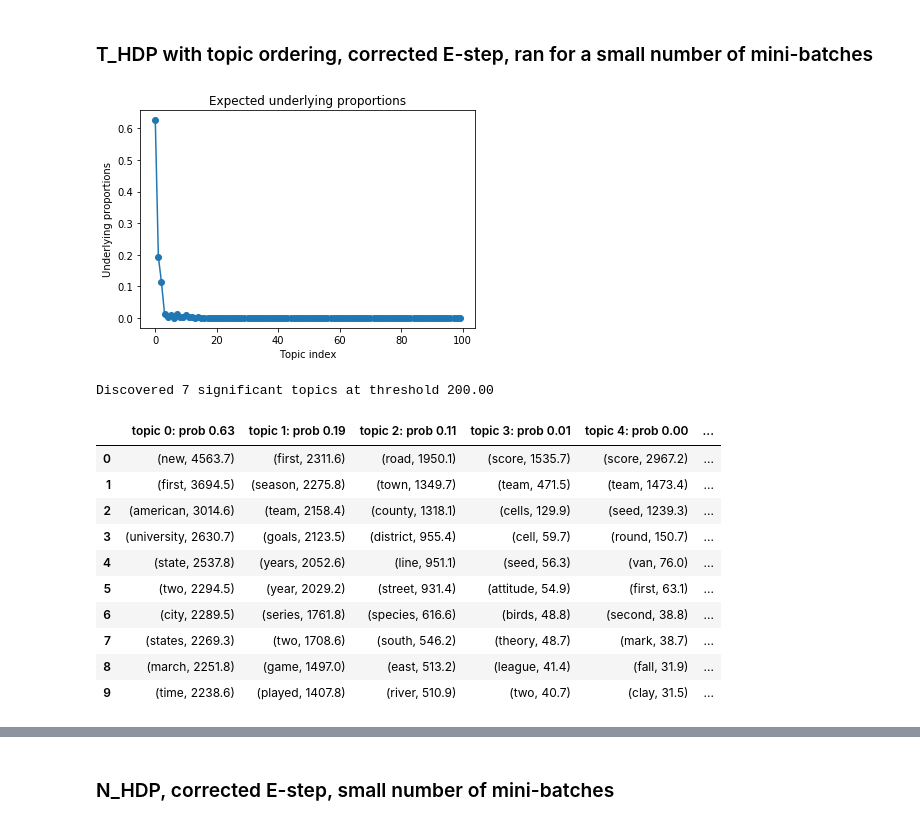
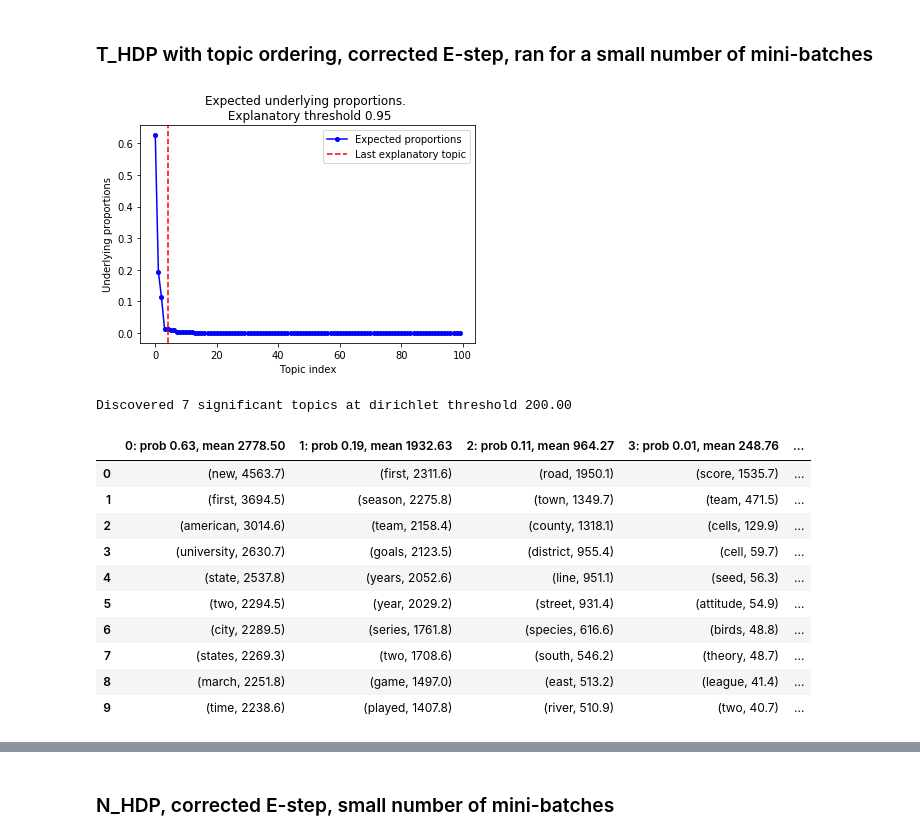
Before and after one commit to tinnguyen96/online-hdp, a Jupyter notebook: Report.ipynb, the cells around one changed output, grey strips where cells are left out. Saved outputs shown, nothing was run; the diff lists cells and outputs as text; code cells hidden in the pictures.

```diff
--- a/Report.ipynb
+++ b/Report.ipynb
@@ -125,11 +67,18 @@ def varyK_sbVSlda(Klist, D, inroot, heldoutroot, expset, ax):
 # %%
-Klist = range(10,100,10)
+Klist = [10, 30, 50, 70, 90]
 Dlist = [20, 50, 100]
+T = 10
 
+
+plt.figure()
+varyK_NvsT(Klist, T, Dlist[0], "wiki10k","wiki1k", range(0,5), plt.gca())
+
+"""
 fig, axes = plt.subplots(1,3,figsize=(12,4))
 
 for i in range(3):
-    varyK_sbVSlda(Klist, Dlist[i], "wiki10k","wiki1k", range(0,5), axes[i])
+    varyK_NvsT(Klist, T, Dlist[i], "wiki10k","wiki1k", range(0,5), axes[i])
+"""
 
 plt.tight_layout()
 plt.show()
@@ -245,13 +86,0 @@ def sb_acrossD(K, Dlist, inroot, heldoutroot, expset, ax, plot_error):
-# %%
-K = [50, 100, 150]
-Dlist = [20, 50, 100]
-inroot = "wiki10k"
-heldoutroot = "wiki1k"
-expset = {20:[0,1,2,3,4], 50:[0,1,2,3,4], 100:[0,1,2,3,4]}
-fig, axes = plt.subplots(2,3,figsize=(12,8))
-
-for i in range(3):
-    sb_acrossD(K[i], Dlist, inroot, heldoutroot, expset, axes[0,i], True)
-    sb_acrossD(K[i], Dlist, inroot, heldoutroot, expset, axes[1,i], False)
-plt.tight_layout()
-plt.show()
@@ -309,13 +86,0 @@ def lda_acrossD(K, Dlist, inroot, heldoutroot, expset, ax, plot_error):
-# %%
-K = [50, 100, 150]
-Dlist = [20, 50, 100]
-inroot = "wiki10k"
-heldoutroot = "wiki1k"
-expset = {20:[0,1,2,3,4], 50:[0,1,2,3,4], 100:[0,1,2,3,4]}
-
-fig, axes = plt.subplots(2,3,figsize=(12,8))
-for i in range(3):
-    lda_acrossD(K[i], Dlist, inroot, heldoutroot, expset, axes[0,i], True)
-    lda_acrossD(K[i], Dlist, inroot, heldoutroot, expset, axes[1,i], False)
-plt.tight_layout()
-plt.show()
@@ -459,29 +242,29 @@ Discovered 13 significant topics at threshold 200.00
 # %%
 vocabfile = "dictnostops.txt"
 file = {}
 file["lambda"] ="results/thdpK100_T20_D50_wiki10k_wiki1k/lambda-100.dat"
 file["a"] ="results/thdpK100_T20_D50_wiki10k_wiki1k/a-100.dat"
 file["b"] ="results/thdpK100_T20_D50_wiki10k_wiki1k/b-100.dat"
-normalized = False
 method = "thdp"
-threshold = 200
+dirthresh = 200
+probthresh = 0.95
 displaycount = 10
-df = printtopics(vocabfile, file, method, normalized, threshold, displaycount)
+df = printtopics(vocabfile, file, method, dirthresh, probthresh, displaycount)
 df
 # %% [output]
-[figure, old version]
+[figure, new version]
-Discovered 7 significant topics at threshold 200.00
+Discovered 7 significant topics at dirichlet threshold 200.00
-|  | topic 0: prob 0.63 | topic 1: prob 0.19 | topic 2: prob 0.11 | topic 3: prob 0.01 | topic 4: prob 0.00 | ... |
-| 0 | (new, 4563.7) | (first, 2311.6) | (road, 1950.1) | (score, 1535.7) | (score, 2967.2) | ... |
-| 1 | (first, 3694.5) | (season, 2275.8) | (town, 1349.7) | (team, 471.5) | (team, 1473.4) | ... |
-| 2 | (american, 3014.6) | (team, 2158.4) | (county, 1318.1) | (cells, 129.9) | (seed, 1239.3) | ... |
-| 3 | (university, 2630.7) | (goals, 2123.5) | (district, 955.4) | (cell, 59.7) | (round, 150.7) | ... |
-| 4 | (state, 2537.8) | (years, 2052.6) | (line, 951.1) | (seed, 56.3) | (van, 76.0) | ... |
-| 5 | (two, 2294.5) | (year, 2029.2) | (street, 931.4) | (attitude, 54.9) | (first, 63.1) | ... |
-| 6 | (city, 2289.5) | (series, 1761.8) | (species, 616.6) | (birds, 48.8) | (second, 38.8) | ... |
-| 7 | (states, 2269.3) | (two, 1708.6) | (south, 546.2) | (theory, 48.7) | (mark, 38.7) | ... |
-| 8 | (march, 2251.8) | (game, 1497.0) | (east, 513.2) | (league, 41.4) | (fall, 31.9) | ... |
-| 9 | (time, 2238.6) | (played, 1407.8) | (river, 510.9) | (two, 40.7) | (clay, 31.5) | ... |
+|  | 0: prob 0.63, mean 2778.50 | 1: prob 0.19, mean 1932.63 | 2: prob 0.11, mean 964.27 | 3: prob 0.01, mean 248.76 | ... |
+| 0 | (new, 4563.7) | (first, 2311.6) | (road, 1950.1) | (score, 1535.7) | ... |
+| 1 | (first, 3694.5) | (season, 2275.8) | (town, 1349.7) | (team, 471.5) | ... |
+| 2 | (american, 3014.6) | (team, 2158.4) | (county, 1318.1) | (cells, 129.9) | ... |
+| 3 | (university, 2630.7) | (goals, 2123.5) | (district, 955.4) | (cell, 59.7) | ... |
+| 4 | (state, 2537.8) | (years, 2052.6) | (line, 951.1) | (seed, 56.3) | ... |
+| 5 | (two, 2294.5) | (year, 2029.2) | (street, 931.4) | (attitude, 54.9) | ... |
+| 6 | (city, 2289.5) | (series, 1761.8) | (species, 616.6) | (birds, 48.8) | ... |
+| 7 | (states, 2269.3) | (two, 1708.6) | (south, 546.2) | (theory, 48.7) | ... |
+| 8 | (march, 2251.8) | (game, 1497.0) | (east, 513.2) | (league, 41.4) | ... |
+| 9 | (time, 2238.6) | (played, 1407.8) | (river, 510.9) | (two, 40.7) | ... |
 # %%
 vocabfile = "dictnostops.txt"
 file = {}
```
Also changed, not shown: parts of 19 cells of this notebook, 11 other files.
